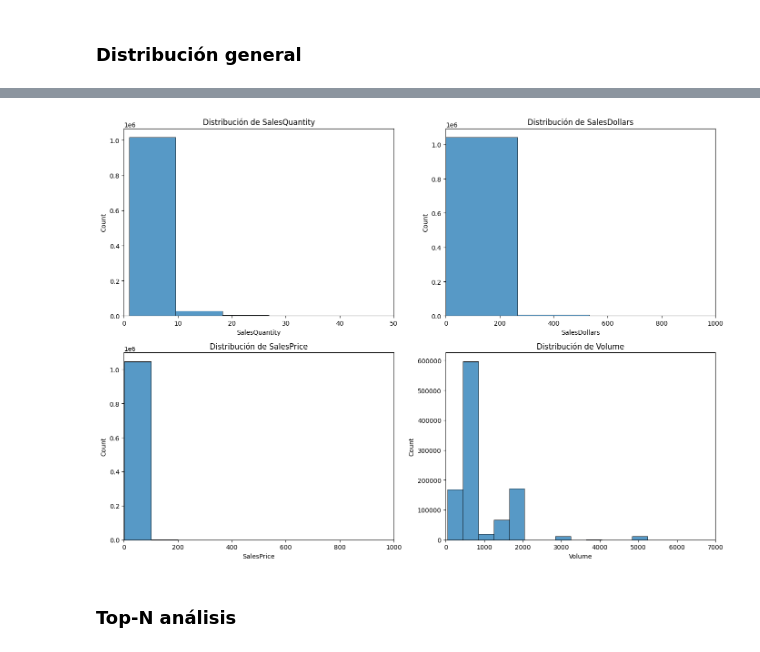
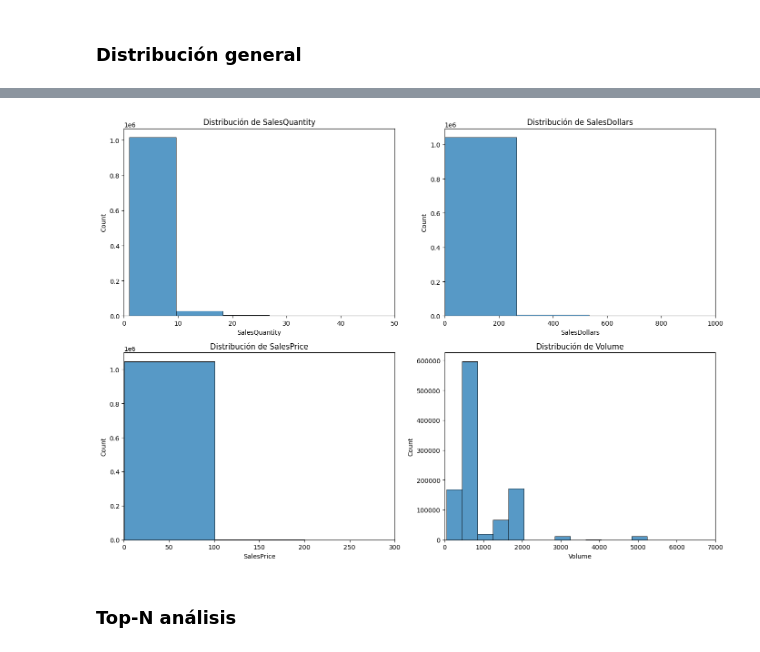
Before and after one commit to Rafael-Aguayo/Proyecto_Final_Grupo_2, a Jupyter notebook: EDA_Trabajos/eda_sales_final.ipynb, the cells around one changed output, grey strips where cells are left out. Saved outputs shown, nothing was run; the diff lists cells and outputs as text; code cells hidden in the pictures.

```diff
--- a/EDA_Trabajos/eda_sales_final.ipynb
+++ b/EDA_Trabajos/eda_sales_final.ipynb
@@ -57,14 +57,3 @@ df.head(10)
 | 7 | 1_HARDERSFIELD_1005 | 1 | 1005 | Maker's Mark Combo Pack | 375mL 2 Pk | 1 | 34.99 | 34.99 | ... |
 | 8 | 1_HARDERSFIELD_10058 | 1 | 10058 | F Coppola Dmd Ivry Cab Svgn | 750mL | 4 | 59.96 | 14.99 | ... |
 | 9 | 1_HARDERSFIELD_10058 | 1 | 10058 | F Coppola Dmd Ivry Cab Svgn | 750mL | 1 | 14.99 | 14.99 | ... |
-# %%
-# Extraer valores únicos de Size
-df['Size'].unique()[:20]  # muestra primeros 20
-
-# Verificar consistencia entre Size y Volume
-df[['Size', 'Volume']].drop_duplicates().head(20)
-
-# Comparar si el texto de Size contiene el volumen
-df['check_size'] = df['Size'].str.extract(r'(\d+)').astype(float)
-consistencia = (df['check_size'] == df['Volume']).mean()
-print(f"Coincidencia entre Size y Volume: {consistencia:.2%}")
@@ -157,29 +154,26 @@ Fecha de fin del dataset: 2016-02-29 00:00:00
 # %%
-# Estadísticas descriptivas generales
-df[['SalesQuantity', 'SalesDollars', 'SalesPrice', 'Volume', 'ExciseTax']].describe()
-
 # Histogramas con límites en el eje X
 fig, axes = plt.subplots(2, 2, figsize=(14, 10))
 
 sns.histplot(df['SalesQuantity'], bins=50, ax=axes[0,0], kde=False)
 axes[0,0].set_title("Distribución de SalesQuantity")
 axes[0,0].set_xlim(0, 50)   # límite ajustado
 
 sns.histplot(df['SalesDollars'], bins=50, ax=axes[0,1], kde=False)
 axes[0,1].set_title("Distribución de SalesDollars")
 axes[0,1].set_xlim(0, 1000)  # límite ajustado
 
 sns.histplot(df['SalesPrice'], bins=50, ax=axes[1,0], kde=False)
 axes[1,0].set_title("Distribución de SalesPrice")
-axes[1,0].set_xlim(0, 1000)  # límite ajustado
+axes[1,0].set_xlim(0, 300)  # límite ajustado
 
 sns.histplot(df['Volume'], bins=50, ax=axes[1,1], kde=False)
 axes[1,1].set_title("Distribución de Volume")
 axes[1,1].set_xlim(0, 7000) # límite ajustado
 
 plt.tight_layout()
 plt.show()
 # %% [output]
-[figure, old version]
+[figure, new version]
 # %% [markdown]
 ### Top-N análisis
```
Also changed, not shown: parts of 32 cells of this notebook.
